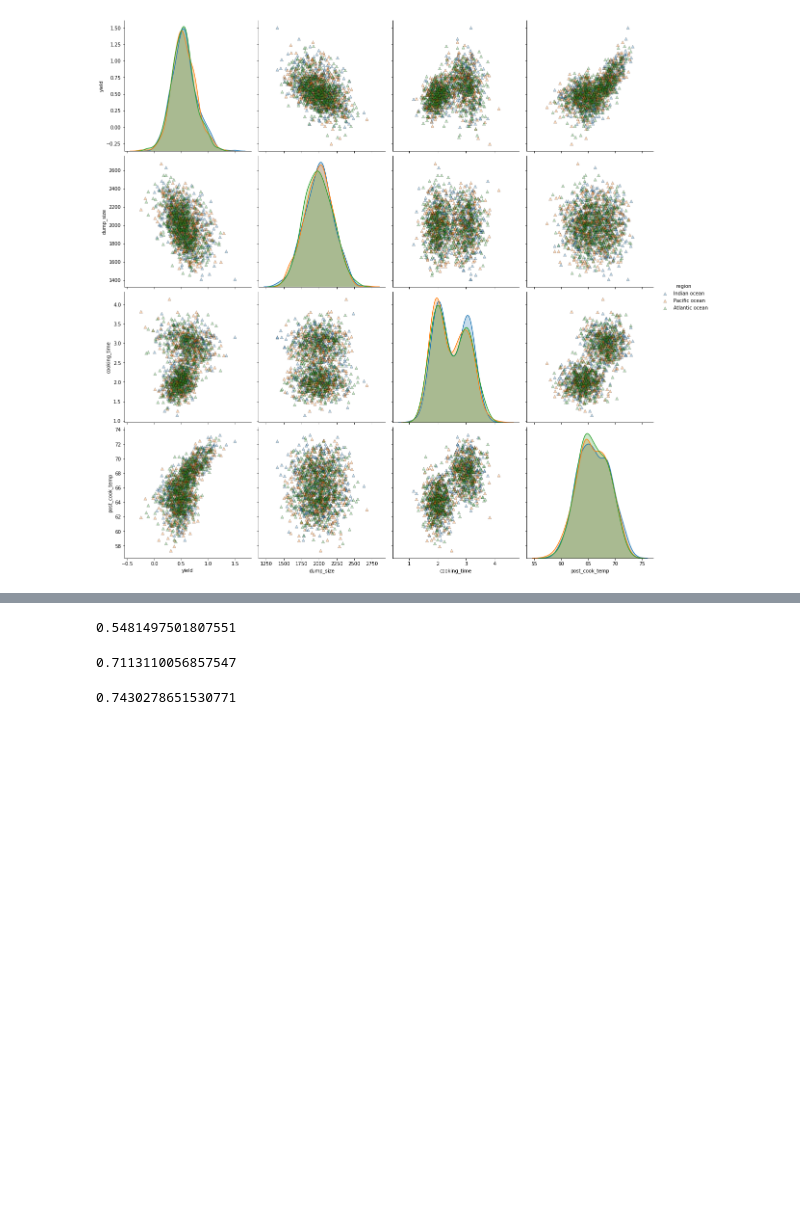
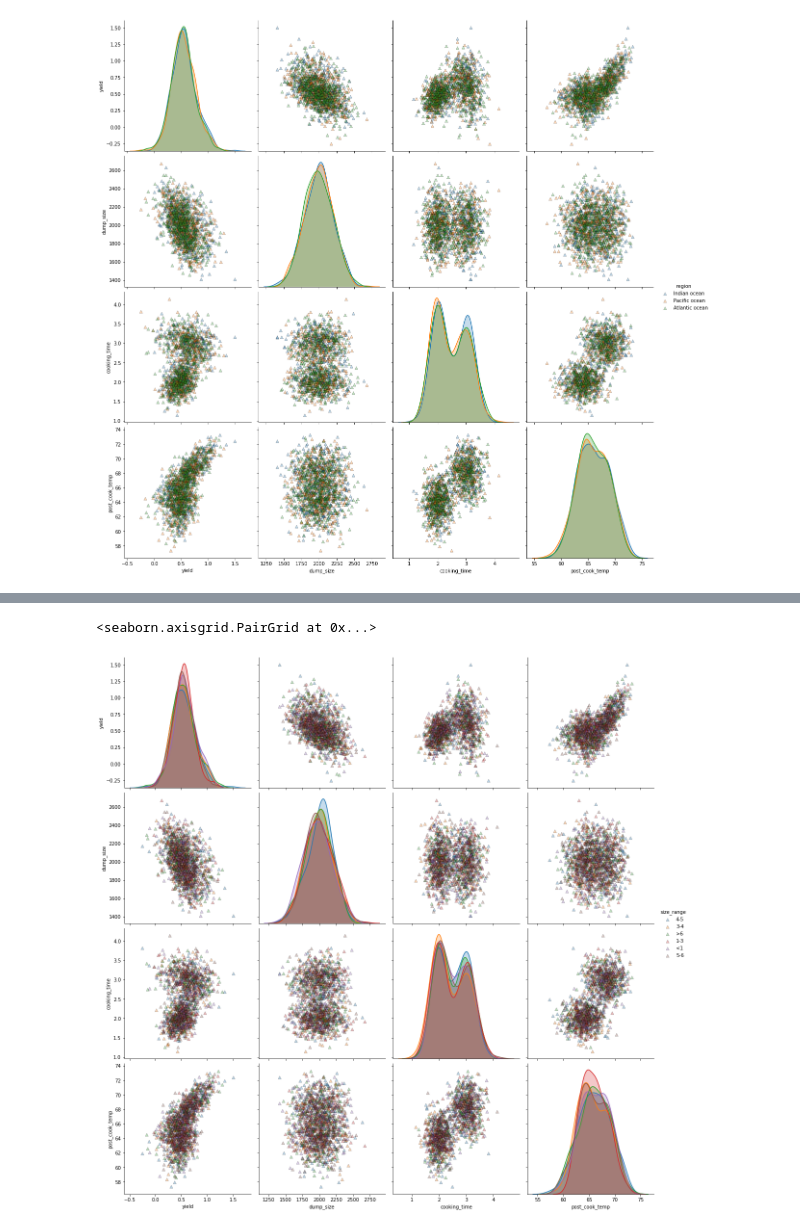
Before and after one commit to hbbhsy/TakeHome, a Jupyter notebook: ThisFish/ThisFish_Agnes_He.ipynb, the cells around one changed output, grey strips where cells are left out. Drawn from its saved outputs; the diff is of its cells as text; code cells hidden in the pictures; blank space fills up the shorter version.

```diff
--- a/ThisFish/ThisFish_Agnes_He.ipynb
+++ b/ThisFish/ThisFish_Agnes_He.ipynb
@@ -52,0 +61,3 @@ memory usage: 93.9+ KB
+# %%
+# Convert date column to datetime type
+q1_df['date'] = pd.to_datetime(q1_df['date'])
@@ -108,18 +92,8 @@ X_train, X_test, y_train, y_test = train_test_split(X, y, test_size=0.2, random_
-# %%
-linReg = LinearRegression()
-linReg.fit(X_train, y_train)
-linReg.score(X_test, y_test)
-# %% [output]
-0.5481497501807551
-# %%
-ranFor = RandomForestRegressor()
-ranFor.fit(X_train, y_train)
-ranFor.score(X_test, y_test)
-# %% [output]
-0.7113110056857547
-# %%
-gradBoo = GradientBoostingRegressor()
-gradBoo.fit(X_train, y_train)
-gradBoo.score(X_test, y_test)
-# %% [output]
-0.7430278651530771
+# %%
+sns.pairplot(q1_df,
+             hue='size_range',
+             plot_kws = {'alpha': 0.3, 's': 40, 'edgecolor':'k', 'marker':'^'},
+             size = 4)
+# %% [output]
+<seaborn.axisgrid.PairGrid at 0x...>
+[figure, added]
```
Also changed, not shown: parts of 51 cells of this notebook.
